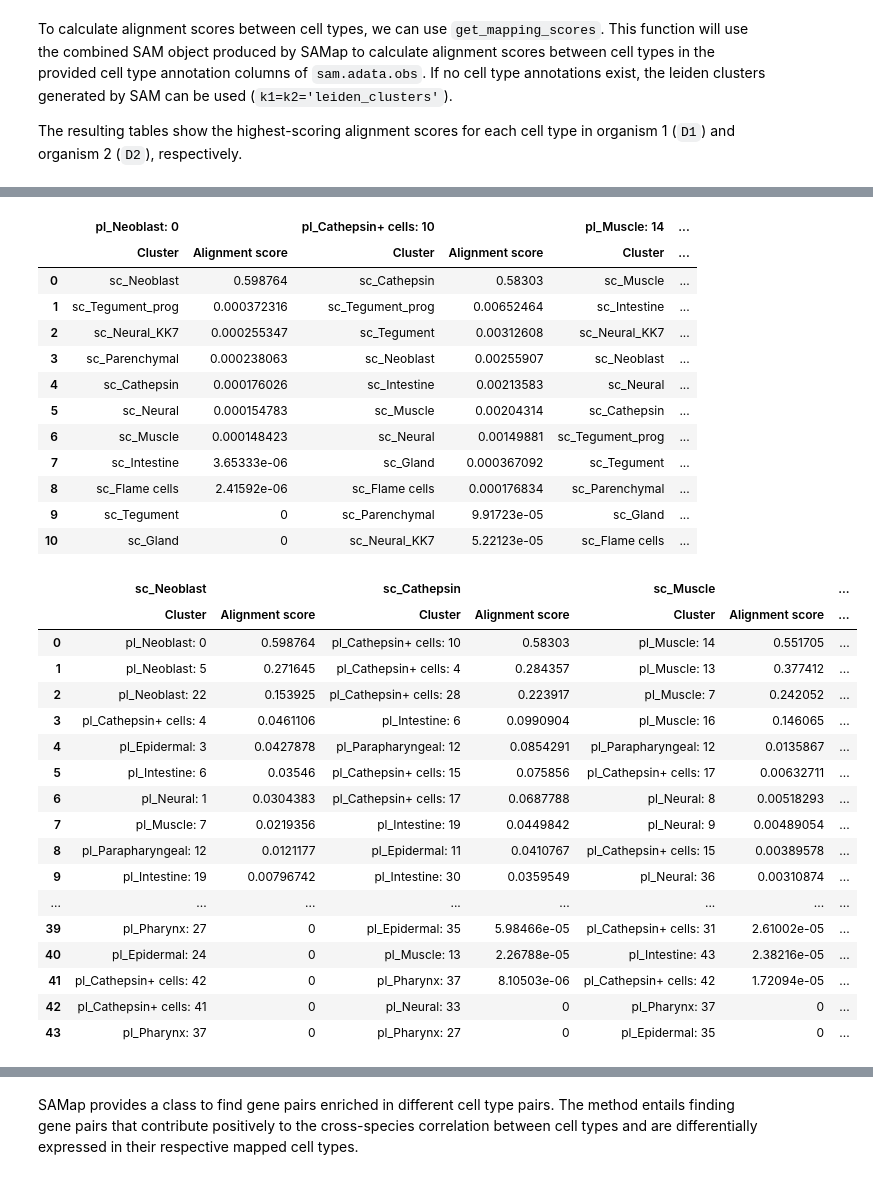
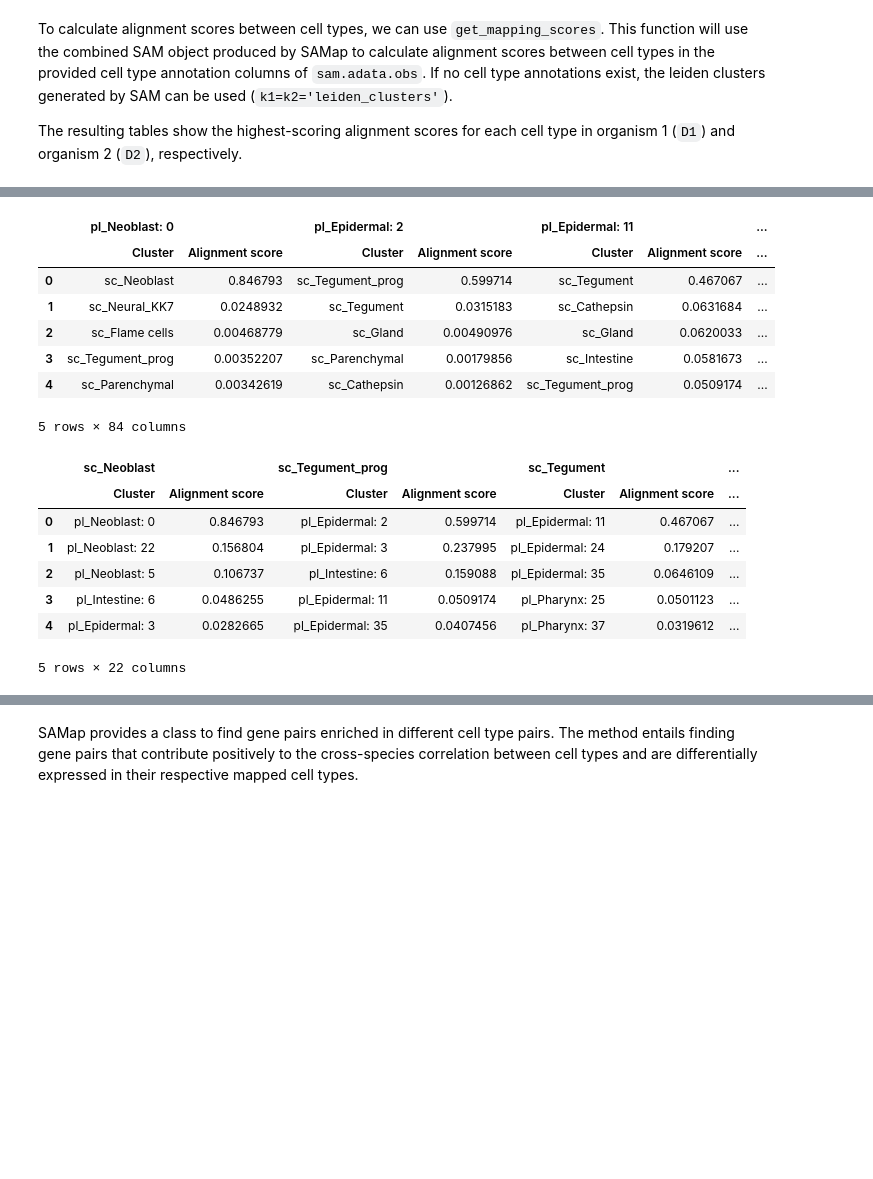
Before and after one commit to atarashansky/SAMap, a Jupyter notebook: SAMap_quickstart_run_example.ipynb, the cells around one changed output, grey strips where cells are left out. Saved outputs shown, nothing was run; the diff lists cells and outputs as text; code cells hidden in the pictures; blank space fills up the shorter version.

```diff
--- a/SAMap_quickstart_run_example.ipynb
+++ b/SAMap_quickstart_run_example.ipynb
@@ -28,22 +24,27 @@ Prior to running SAMap, you should have run `map_genes.sh`, which expects 2-char
 id1 = 'pl'
 id2 = 'sc'
 # %%
+"""
 # passing in file names (SAMap will process the data with SAM and save the resulting objects to two `.h5ad` files.)
-fn1 = '/media/storage/Dropbox/scrna/notebooks/data/planarian.h5ad' #processed data will be automatically saved to `/path/to/file/file1_pr.h5ad`
-fn2 = '/media/storage/Dropbox/scrna/notebooks/data/schisto.h5ad' #processed data will be automatically saved to `/path/to/file/file2_pr.h5ad`
-# runs SAMAP (f_maps should be the path to the 'maps' directory generated in the BLAST step above)
-sm = SAMAP(fn1,fn2,id1,id2,f_maps = '/media/storage/Dropbox/scrna/notebooks/maps/')
+# these objects are assumed to be unprocessed
+fn1 = 'example_data/planarian.h5ad' #processed data will be automatically saved to `example_data/planarian_pr.h5ad`
+fn2 = 'example_data/schistosome.h5ad' #processed data will be automatically saved to `example_data/schistosome_pr.h5ad`
+# runs SAMAP
+sm = SAMAP(fn1,fn2,id1,id2,f_maps = 'maps/')
 samap = sm.run()
+#"""
 
-"""
+#"""
 # passing in already-processed SAM objects
+fn1 = 'example_data/planarian.h5ad'
+fn2 = 'example_data/schistosome.h5ad'
 sam1=SAM()
 sam2=SAM()
-sam1.load_data('/path/to/file1_pr.h5ad')
-sam2.load_data('/path/to/file2_pr.h5ad')
+sam1.load_data(fn1)
+sam2.load_data(fn2)
 
-sm = SAMAP(sam1,sam2,id1,id2,f_maps = 'maps/')
+sm = SAMAP(sam1,sam2,id1,id2,f_maps = 'example_data/maps/')
 samap = sm.run()
-"""
+#"""
 # %% [output]
 Preparing data 1 for SAMap.
@@ -71,42 +77,27 @@ The resulting tables show the highest-scoring alignment scores for each cell typ
 # %%
-k1 = 'cluster' #cell types annotation key in `sm.sam1.adata.obs`
-k2 = 'tissue' #cell types annotation key in `sm.sam2.adata.obs`
-D1,D2,MappingTable = get_mapping_scores(sm,k1,k2)
+k1 = 'cluster' #cell types annotation key in `sam1.adata.obs`
+k2 = 'tissue' #cell types annotation key in `sam2.adata.obs`
+D1,D2,MappingTable = get_mapping_scores(sm,k1,k2, n_top = 0)
 # %%
-D1
+D1.head()
 # %% [output]
-|  | pl_Neoblast: 0 |  | pl_Cathepsin+ cells: 10 |  | pl_Muscle: 14 | ... |
-|  | Cluster | Alignment score | Cluster | Alignment score | Cluster | ... |
-| 0 | sc_Neoblast | 0.598764 | sc_Cathepsin | 0.58303 | sc_Muscle | ... |
-| 1 | sc_Tegument_prog | 0.000372316 | sc_Tegument_prog | 0.00652464 | sc_Intestine | ... |
-| 2 | sc_Neural_KK7 | 0.000255347 | sc_Tegument | 0.00312608 | sc_Neural_KK7 | ... |
-| 3 | sc_Parenchymal | 0.000238063 | sc_Neoblast | 0.00255907 | sc_Neoblast | ... |
-| 4 | sc_Cathepsin | 0.000176026 | sc_Intestine | 0.00213583 | sc_Neural | ... |
-| 5 | sc_Neural | 0.000154783 | sc_Muscle | 0.00204314 | sc_Cathepsin | ... |
-| 6 | sc_Muscle | 0.000148423 | sc_Neural | 0.00149881 | sc_Tegument_prog | ... |
-| 7 | sc_Intestine | 3.65333e-06 | sc_Gland | 0.000367092 | sc_Tegument | ... |
-| 8 | sc_Flame cells | 2.41592e-06 | sc_Flame cells | 0.000176834 | sc_Parenchymal | ... |
-| 9 | sc_Tegument | 0 | sc_Parenchymal | 9.91723e-05 | sc_Gland | ... |
-| 10 | sc_Gland | 0 | sc_Neural_KK7 | 5.22123e-05 | sc_Flame cells | ... |
+|  | pl_Neoblast: 0 |  | pl_Epidermal: 2 |  | pl_Epidermal: 11 |  | ... |
+|  | Cluster | Alignment score | Cluster | Alignment score | Cluster | Alignment score | ... |
+| 0 | sc_Neoblast | 0.846793 | sc_Tegument_prog | 0.599714 | sc_Tegument | 0.467067 | ... |
+| 1 | sc_Neural_KK7 | 0.0248932 | sc_Tegument | 0.0315183 | sc_Cathepsin | 0.0631684 | ... |
+| 2 | sc_Flame cells | 0.00468779 | sc_Gland | 0.00490976 | sc_Gland | 0.0620033 | ... |
+| 3 | sc_Tegument_prog | 0.00352207 | sc_Parenchymal | 0.00179856 | sc_Intestine | 0.0581673 | ... |
+| 4 | sc_Parenchymal | 0.00342619 | sc_Cathepsin | 0.00126862 | sc_Tegument_prog | 0.0509174 | ... |
+5 rows × 84 columns
 # %%
-D2
+D2.head()
 # %% [output]
-|  | sc_Neoblast |  | sc_Cathepsin |  | sc_Muscle |  | ... |
+|  | sc_Neoblast |  | sc_Tegument_prog |  | sc_Tegument |  | ... |
 |  | Cluster | Alignment score | Cluster | Alignment score | Cluster | Alignment score | ... |
-| 0 | pl_Neoblast: 0 | 0.598764 | pl_Cathepsin+ cells: 10 | 0.58303 | pl_Muscle: 14 | 0.551705 | ... |
-| 1 | pl_Neoblast: 5 | 0.271645 | pl_Cathepsin+ cells: 4 | 0.284357 | pl_Muscle: 13 | 0.377412 | ... |
-| 2 | pl_Neoblast: 22 | 0.153925 | pl_Cathepsin+ cells: 28 | 0.223917 | pl_Muscle: 7 | 0.242052 | ... |
-| 3 | pl_Cathepsin+ cells: 4 | 0.0461106 | pl_Intestine: 6 | 0.0990904 | pl_Muscle: 16 | 0.146065 | ... |
-| 4 | pl_Epidermal: 3 | 0.0427878 | pl_Parapharyngeal: 12 | 0.0854291 | pl_Parapharyngeal: 12 | 0.0135867 | ... |
-| 5 | pl_Intestine: 6 | 0.03546 | pl_Cathepsin+ cells: 15 | 0.075856 | pl_Cathepsin+ cells: 17 | 0.00632711 | ... |
-| 6 | pl_Neural: 1 | 0.0304383 | pl_Cathepsin+ cells: 17 | 0.0687788 | pl_Neural: 8 | 0.00518293 | ... |
-| 7 | pl_Muscle: 7 | 0.0219356 | pl_Intestine: 19 | 0.0449842 | pl_Neural: 9 | 0.00489054 | ... |
-| 8 | pl_Parapharyngeal: 12 | 0.0121177 | pl_Epidermal: 11 | 0.0410767 | pl_Cathepsin+ cells: 15 | 0.00389578 | ... |
-| 9 | pl_Intestine: 19 | 0.00796742 | pl_Intestine: 30 | 0.0359549 | pl_Neural: 36 | 0.00310874 | ... |
-| ... | ... | ... | ... | ... | ... | ... | ... |
-| 39 | pl_Pharynx: 27 | 0 | pl_Epidermal: 35 | 5.98466e-05 | pl_Cathepsin+ cells: 31 | 2.61002e-05 | ... |
-| 40 | pl_Epidermal: 24 | 0 | pl_Muscle: 13 | 2.26788e-05 | pl_Intestine: 43 | 2.38216e-05 | ... |
-| 41 | pl_Cathepsin+ cells: 42 | 0 | pl_Pharynx: 37 | 8.10503e-06 | pl_Cathepsin+ cells: 42 | 1.72094e-05 | ... |
-| 42 | pl_Cathepsin+ cells: 41 | 0 | pl_Neural: 33 | 0 | pl_Pharynx: 37 | 0 | ... |
-| 43 | pl_Pharynx: 37 | 0 | pl_Pharynx: 27 | 0 | pl_Epidermal: 35 | 0 | ... |
+| 0 | pl_Neoblast: 0 | 0.846793 | pl_Epidermal: 2 | 0.599714 | pl_Epidermal: 11 | 0.467067 | ... |
+| 1 | pl_Neoblast: 22 | 0.156804 | pl_Epidermal: 3 | 0.237995 | pl_Epidermal: 24 | 0.179207 | ... |
+| 2 | pl_Neoblast: 5 | 0.106737 | pl_Intestine: 6 | 0.159088 | pl_Epidermal: 35 | 0.0646109 | ... |
+| 3 | pl_Intestine: 6 | 0.0486255 | pl_Epidermal: 11 | 0.0509174 | pl_Pharynx: 25 | 0.0501123 | ... |
+| 4 | pl_Epidermal: 3 | 0.0282665 | pl_Epidermal: 35 | 0.0407456 | pl_Pharynx: 37 | 0.0319612 | ... |
+5 rows × 22 columns
 # %%
```
Also changed, not shown: parts of 17 cells of this notebook, 1 other file.
